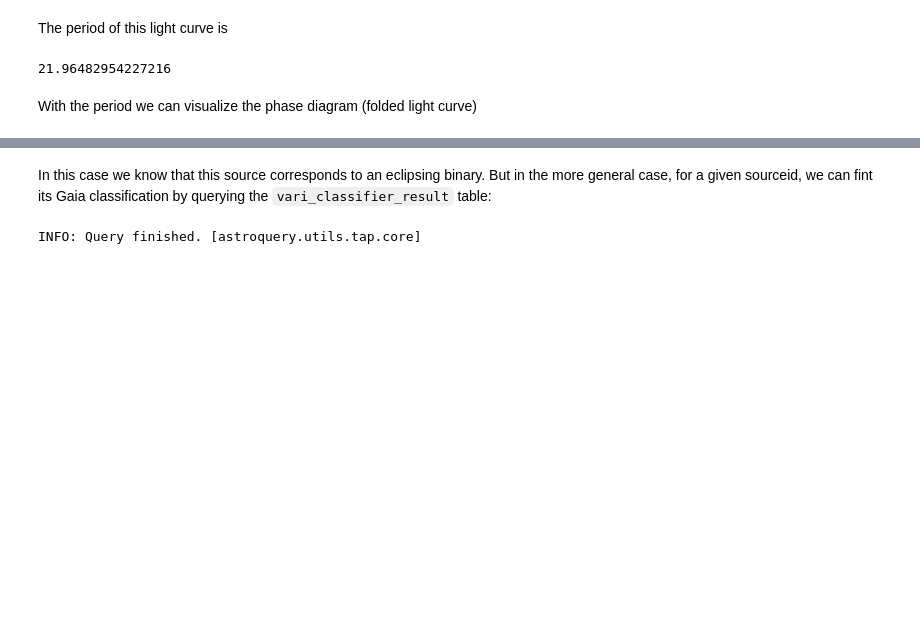
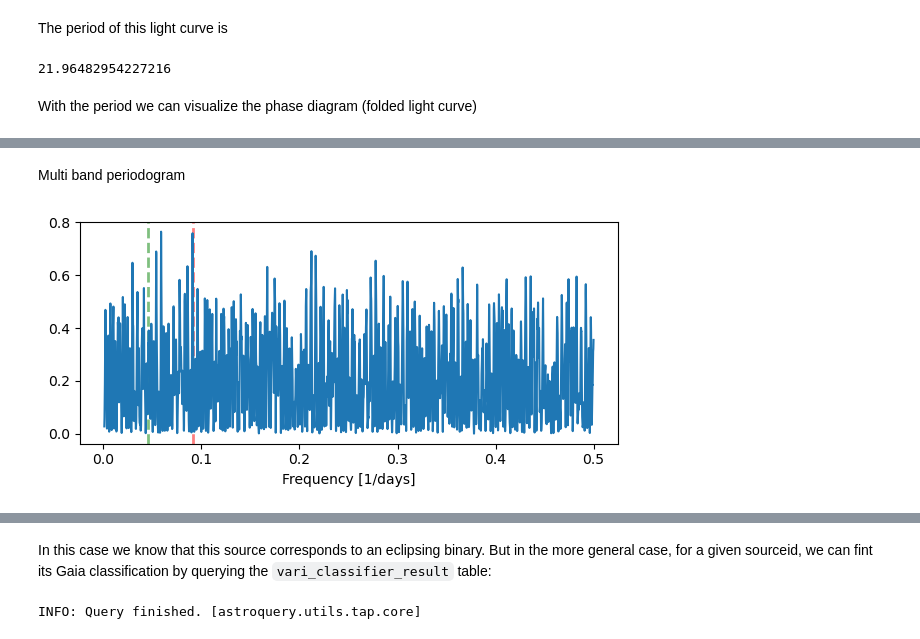
Before and after one commit to phuijse/gaia_query, a Jupyter notebook: query_gaia_tables.ipynb, the cells around one changed output, grey strips where cells are left out. Saved outputs shown, nothing was run; the diff lists cells and outputs as text; code cells hidden in the pictures; blank space fills up the shorter version.

```diff
--- a/query_gaia_tables.ipynb
+++ b/query_gaia_tables.ipynb
@@ -111,0 +137,22 @@ ax.legend();
+# %% [markdown]
+Multi band periodogram
+# %%
+from astropy.timeseries import LombScargleMultiband
+
+times, fluxs, ferrs, bands = [], [], [], []
+for (name, data) in lc.groupby("band"):
+    mask = data["rejected_by_variability"]=="false"
+    time, flux, ferr = data.loc[mask][['time', 'flux', 'flux_error']].values.T
+    times += list(time)
+    fluxs += list(flux)
+    ferrs += list(ferr)
+    bands += [name]*len(flux)
+per = LombScargleMultiband(times, fluxs, bands, ferrs).power(freq)
+
+fig, ax = plt.subplots(figsize=(6, 3), tight_layout=True, sharex=True, sharey=True)
+ax.axvline(1/period, ls='--', lw=2, alpha=0.5, c='g') # True period
+ax.axvline(2/period, ls='--', lw=2, alpha=0.5, c='r') # Half the period
+ax.plot(freq, per)
+ax.set_xlabel('Frequency [1/days]');
+# %% [output]
+[figure, added]
```
Also changed, not shown: parts of 13 cells of this notebook, 2 other files.
